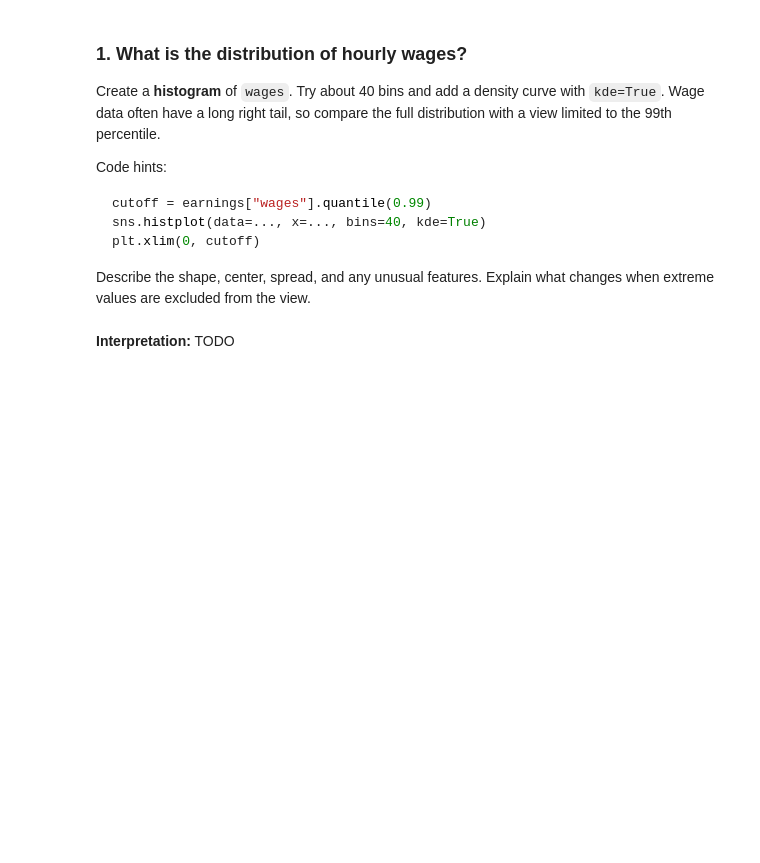
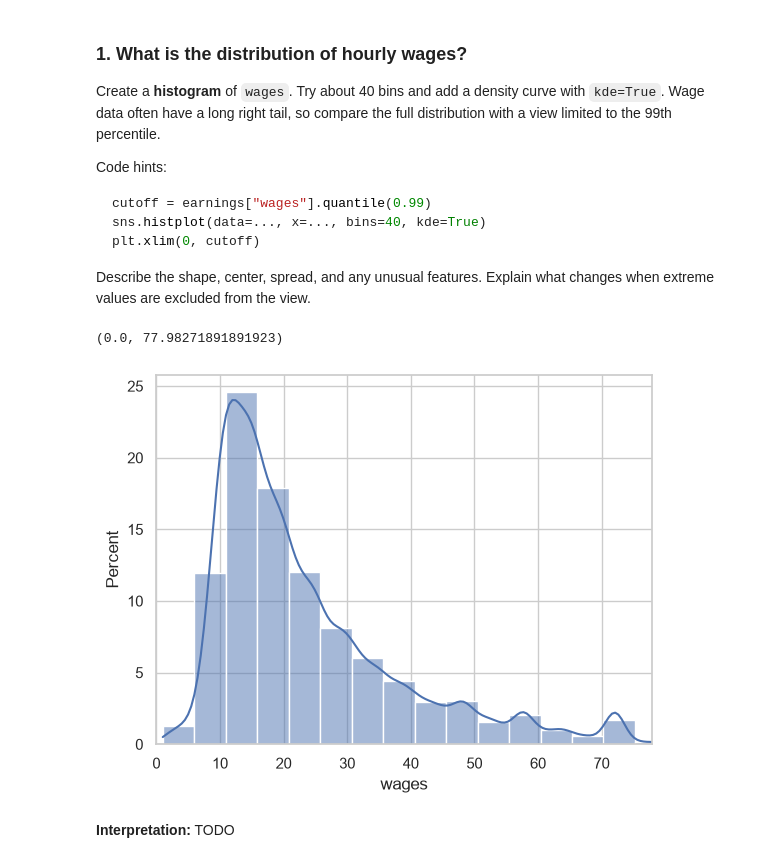
Before and after one commit to l-byrnes/earnings-viz, a Jupyter notebook: earnings-eda.ipynb, the cells around one changed output. Saved outputs shown, nothing was run; the diff lists cells and outputs as text; code cells hidden in the pictures; blank space fills up the shorter version.

```diff
--- a/earnings-eda.ipynb
+++ b/earnings-eda.ipynb
@@ -97,6 +98,12 @@ plt.xlim(0, cutoff)
 Describe the shape, center, spread, and any unusual features. Explain what changes when extreme values are excluded from the view.
 # %%
 # TODO: Create and label the histogram.
+cutoff = earnings["wages"].quantile(0.99)
+sns.histplot(data=earnings, x='wages', binwidth=5, kde=True, stat = 'percent')
+plt.xlim(0,cutoff)
+# %% [output]
+(0.0, 77.98271891891923)
+[figure, added]
 # %% [markdown]
 **Interpretation:** TODO
 # %% [markdown]
```
Also changed, not shown: parts of 5 cells of this notebook.
